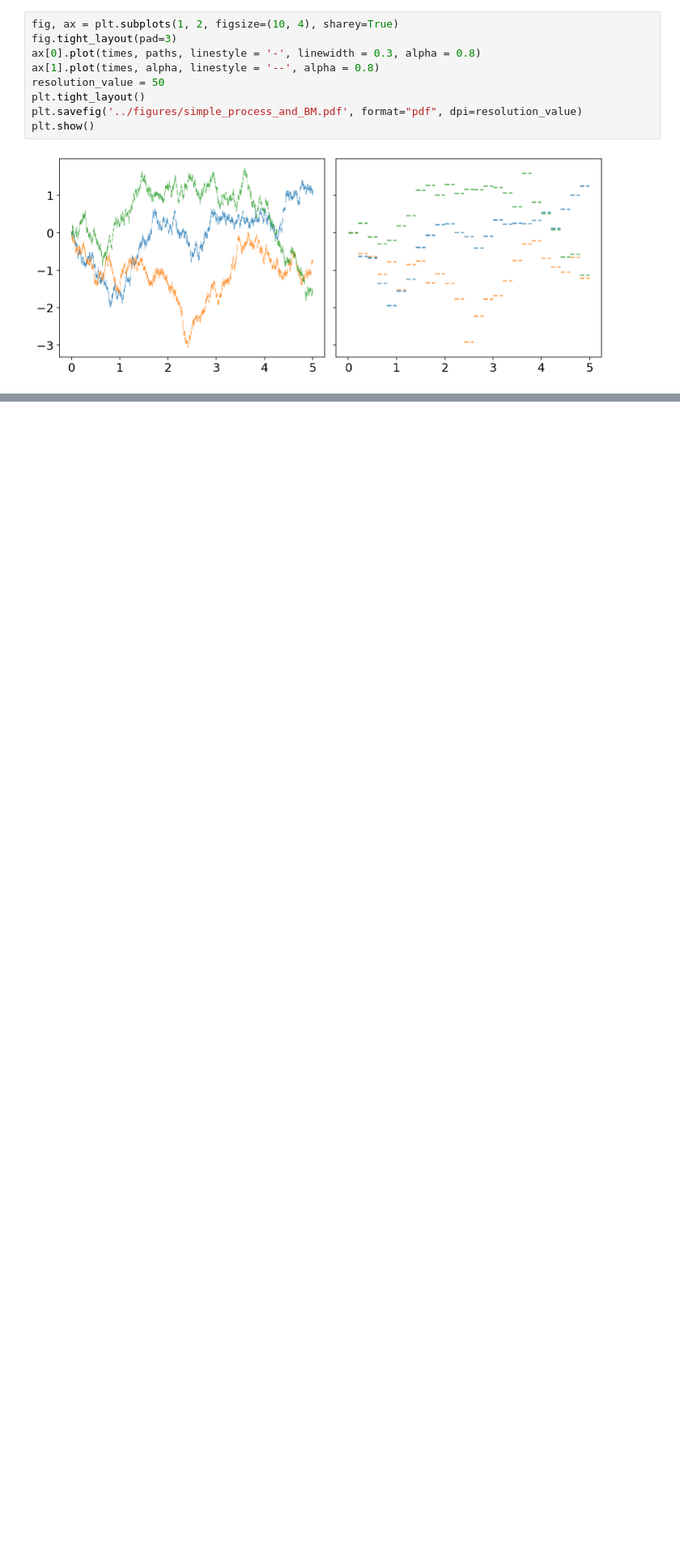
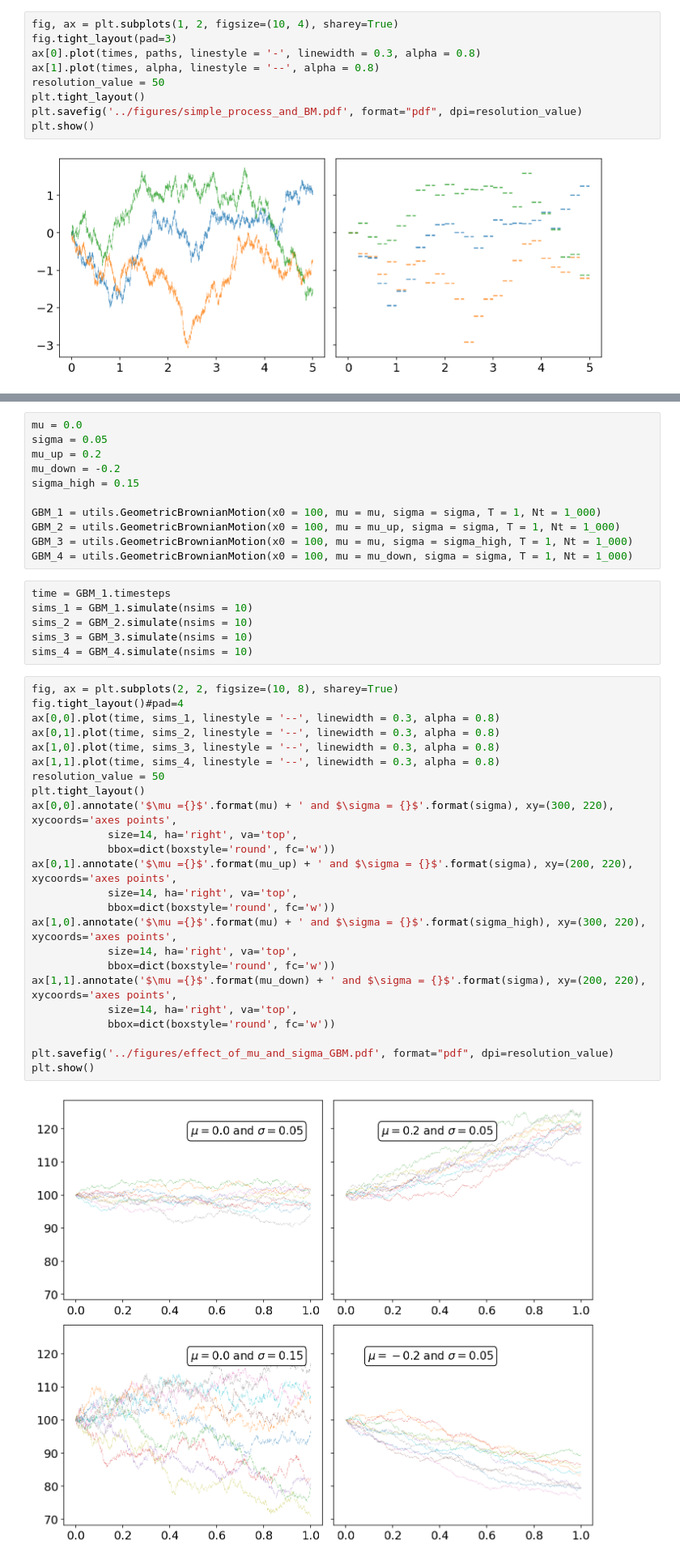
Before and after one commit to leandro-sbetancourt/kcl-continuous-time-finance, a Jupyter notebook: notebooks/Ch4-Stochastic-integral-with-respect-to-Brownian-motion.ipynb, the cells around one changed output, grey strips where cells are left out. Shown at 81% size. Cells and saved outputs as stored; diff of their text form; blank space fills up the shorter version.

```diff
--- a/notebooks/Ch4-Stochastic-integral-with-respect-to-Brownian-motion.ipynb
+++ b/notebooks/Ch4-Stochastic-integral-with-respect-to-Brownian-motion.ipynb
@@ -72,0 +83,43 @@ plt.show()
+# %%
+mu = 0.0
+sigma = 0.05
+mu_up = 0.2
+mu_down = -0.2
+sigma_high = 0.15
+
+GBM_1 = utils.GeometricBrownianMotion(x0 = 100, mu = mu, sigma = sigma, T = 1, Nt = 1_000)
+GBM_2 = utils.GeometricBrownianMotion(x0 = 100, mu = mu_up, sigma = sigma, T = 1, Nt = 1_000)
+GBM_3 = utils.GeometricBrownianMotion(x0 = 100, mu = mu, sigma = sigma_high, T = 1, Nt = 1_000)
+GBM_4 = utils.GeometricBrownianMotion(x0 = 100, mu = mu_down, sigma = sigma, T = 1, Nt = 1_000)
+# %%
+time = GBM_1.timesteps
+sims_1 = GBM_1.simulate(nsims = 10)
+sims_2 = GBM_2.simulate(nsims = 10)
+sims_3 = GBM_3.simulate(nsims = 10)
+sims_4 = GBM_4.simulate(nsims = 10)
+# %%
+fig, ax = plt.subplots(2, 2, figsize=(10, 8), sharey=True)
+fig.tight_layout()#pad=4
+ax[0,0].plot(time, sims_1, linestyle = '--', linewidth = 0.3, alpha = 0.8)
+ax[0,1].plot(time, sims_2, linestyle = '--', linewidth = 0.3, alpha = 0.8)
+ax[1,0].plot(time, sims_3, linestyle = '--', linewidth = 0.3, alpha = 0.8)
+ax[1,1].plot(time, sims_4, linestyle = '--', linewidth = 0.3, alpha = 0.8)
+resolution_value = 50
+plt.tight_layout()
+ax[0,0].annotate('$\mu ={}$'.format(mu) + ' and $\sigma = {}$'.format(sigma), xy=(300, 220), xycoords='axes points',
+            size=14, ha='right', va='top',
+            bbox=dict(boxstyle='round', fc='w'))
+ax[0,1].annotate('$\mu ={}$'.format(mu_up) + ' and $\sigma = {}$'.format(sigma), xy=(200, 220), xycoords='axes points',
+            size=14, ha='right', va='top',
+            bbox=dict(boxstyle='round', fc='w'))
+ax[1,0].annotate('$\mu ={}$'.format(mu) + ' and $\sigma = {}$'.format(sigma_high), xy=(300, 220), xycoords='axes points',
+            size=14, ha='right', va='top',
+            bbox=dict(boxstyle='round', fc='w'))
+ax[1,1].annotate('$\mu ={}$'.format(mu_down) + ' and $\sigma = {}$'.format(sigma), xy=(200, 220), xycoords='axes points',
+            size=14, ha='right', va='top',
+            bbox=dict(boxstyle='round', fc='w'))
+
+plt.savefig('../figures/effect_of_mu_and_sigma_GBM.pdf', format="pdf", dpi=resolution_value)
+plt.show()
+# %% [output]
+[figure, added]
```
Also changed, not shown: parts of 2 cells of this notebook.
